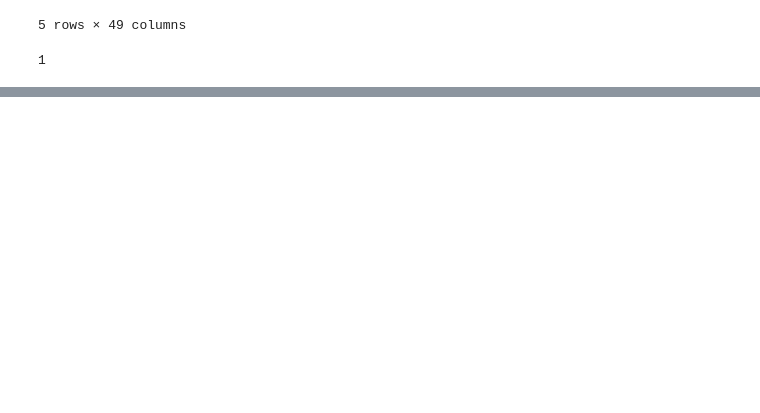
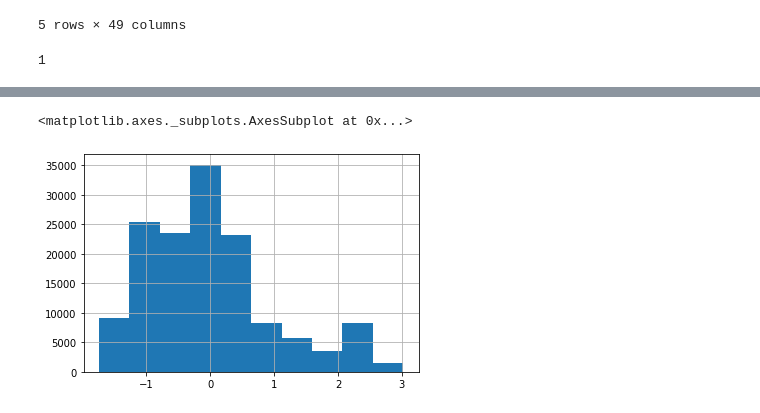
Before and after one commit to CodeLearningResources/mblaine, a Jupyter notebook: DataAcquisition/mblaine_FeatureScaling_DC_Housing.ipynb, the cells around one changed output, grey strips where cells are left out. Saved outputs shown, nothing was run; the diff lists cells and outputs as text; code cells hidden in the pictures; blank space fills up the shorter version.

```diff
--- a/DataAcquisition/mblaine_FeatureScaling_DC_Housing.ipynb
+++ b/DataAcquisition/mblaine_FeatureScaling_DC_Housing.ipynb
@@ -95,0 +369,10 @@ props_df['PRICE'].fillna(props_df.groupby(['WARD'])['PRICE'].transform('mean'),
+# %%
+#Method 2: use scikit-learn to calculate z-scores
+
+#set StandardScale function to a variable (easier to type)
+#scaler will use z-score formula on the column
+scaler = StandardScaler()
+
+#fit_transform calculates the mean and std, and replaces any missing values w/ mean if needed
+#'PRICE' is in double set of square brackets in order to make it a dataframe
+price_zscore = scaler.fit_transform(smalldf[['PRICE']])
@@ -95,0 +384,3 @@ props_df['PRICE'].fillna(props_df.groupby(['WARD'])['PRICE'].transform('mean'),
+# %%
+#because fit_transform made an array, we have to change it back into a Series type (pandas dataframe column)
+p_z_col = pd.Series(price_zscore.reshape(-1))
@@ -95,0 +402,7 @@ props_df['PRICE'].fillna(props_df.groupby(['WARD'])['PRICE'].transform('mean'),
+# %%
+#AFTER: frequency count plot of 'PRICE' column (z-score standardization)
+#range is much smaller
+p_z_col.hist()
+# %% [output]
+<matplotlib.axes._subplots.AxesSubplot at 0x...>
+[figure, added]
```
Also changed, not shown: parts of 54 cells of this notebook.
